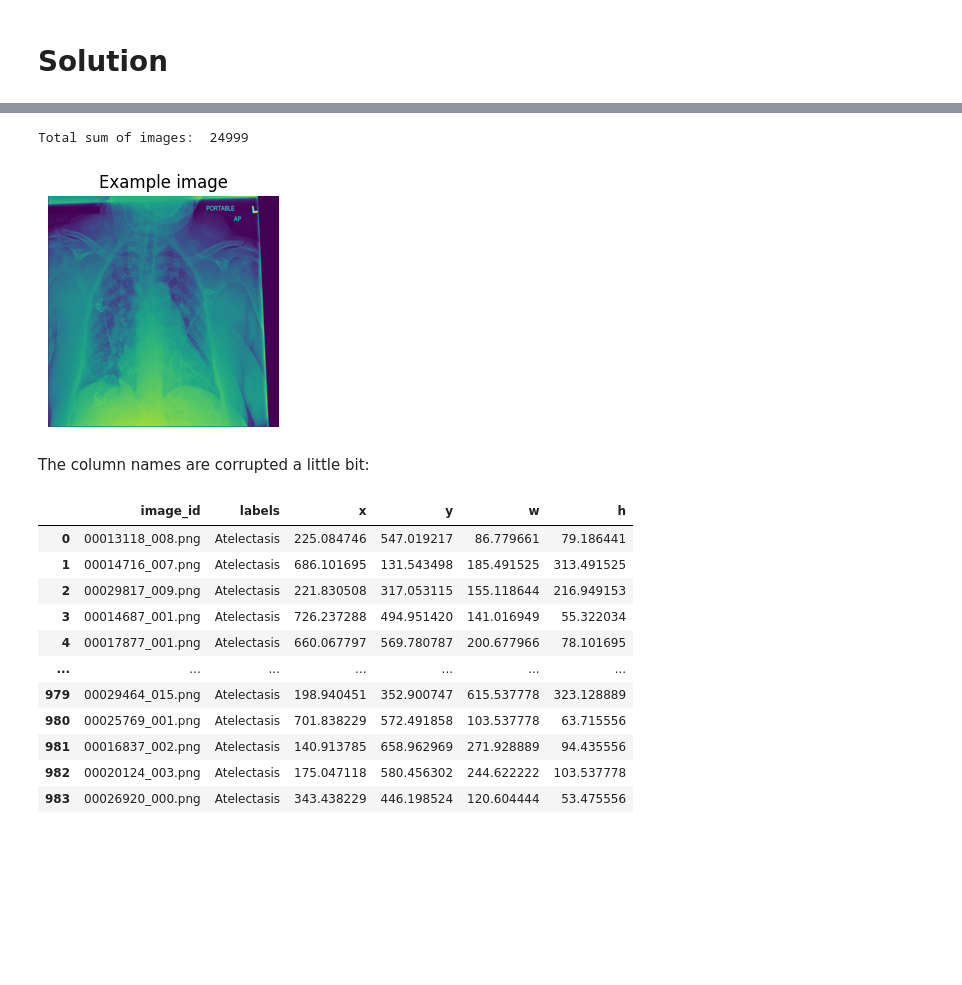
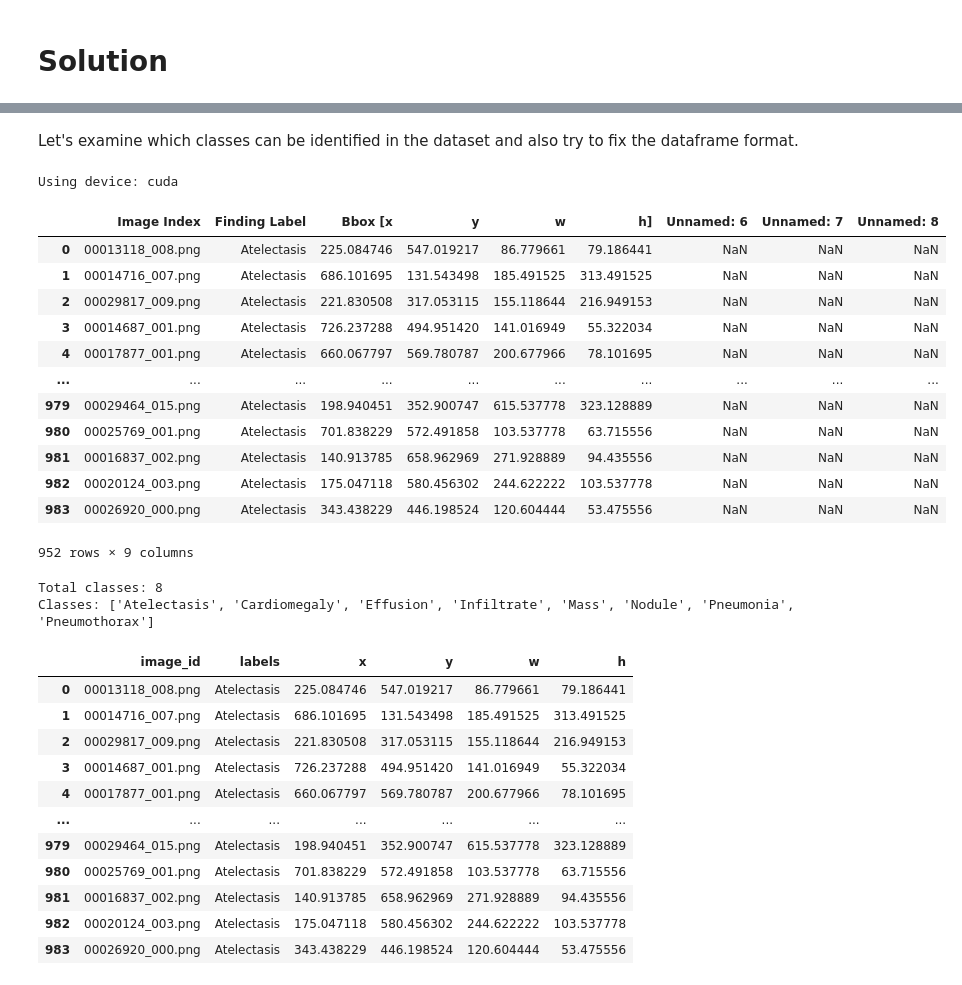
Before and after one commit to andreqwert/chestxray_deseases_detection, a Jupyter notebook: chrestxray_deseases_detection.ipynb, the cells around one changed output, grey strips where cells are left out. Drawn from its saved outputs; the diff is of its cells as text; code cells hidden in the pictures; blank space fills up the shorter version.

```diff
--- a/chrestxray_deseases_detection.ipynb
+++ b/chrestxray_deseases_detection.ipynb
@@ -76,14 +65,2 @@ from pathlib import Path
-# %%
-root = '/kaggle/working/images/images/'
-print('Total sum of images: ', len(glob.glob(root + '*.png')))
-fp_example = os.path.join(root, os.listdir(root)[0])
-
-plt.figure(figsize=(5, 3))
-plt.imshow(Image.open(fp_example))
-plt.title('Example image')
-plt.axis('off');
-# %% [output]
-Total sum of images:  24999
-[figure, removed]
-# %% [markdown]
-The column names are corrupted a little bit:
+# %% [markdown]
+Let's examine which classes can be identified in the dataset and also try to fix the dataframe format.
@@ -90,3 +88,22 @@ The column names are corrupted a little bit:
+# %%
+device = torch.device('cuda' if torch.cuda.is_available() else 'cpu')
+print(f"Using device: {device}")
+# %% [output]
+Using device: cuda
 # %%
 df = pd.read_csv('/kaggle/input/bbox-list-2017-csv/BBox_List_2017.csv')
-df = df[['Image Index', 'Finding Label', 'Bbox [x', 'y', 'w', 'h]']]
+df[df['Image Index'].isin(os.listdir('/kaggle/working/true'))]
+# %% [output]
+|  | Image Index | Finding Label | Bbox [x | y | w | h] | Unnamed: 6 | Unnamed: 7 | Unnamed: 8 |
+| 0 | 00013118_008.png | Atelectasis | 225.084746 | 547.019217 | 86.779661 | 79.186441 | NaN | NaN | NaN |
+| 1 | 00014716_007.png | Atelectasis | 686.101695 | 131.543498 | 185.491525 | 313.491525 | NaN | NaN | NaN |
+| 2 | 00029817_009.png | Atelectasis | 221.830508 | 317.053115 | 155.118644 | 216.949153 | NaN | NaN | NaN |
+| 3 | 00014687_001.png | Atelectasis | 726.237288 | 494.951420 | 141.016949 | 55.322034 | NaN | NaN | NaN |
+| 4 | 00017877_001.png | Atelectasis | 660.067797 | 569.780787 | 200.677966 | 78.101695 | NaN | NaN | NaN |
+| ... | ... | ... | ... | ... | ... | ... | ... | ... | ... |
+| 979 | 00029464_015.png | Atelectasis | 198.940451 | 352.900747 | 615.537778 | 323.128889 | NaN | NaN | NaN |
+| 980 | 00025769_001.png | Atelectasis | 701.838229 | 572.491858 | 103.537778 | 63.715556 | NaN | NaN | NaN |
+| 981 | 00016837_002.png | Atelectasis | 140.913785 | 658.962969 | 271.928889 | 94.435556 | NaN | NaN | NaN |
+| 982 | 00020124_003.png | Atelectasis | 175.047118 | 580.456302 | 244.622222 | 103.537778 | NaN | NaN | NaN |
+| 983 | 00026920_000.png | Atelectasis | 343.438229 | 446.198524 | 120.604444 | 53.475556 | NaN | NaN | NaN |
+952 rows × 9 columns
@@ -93 +113,7 @@ df = df[['Image Index', 'Finding Label', 'Bbox [x', 'y', 'w', 'h]']]
+# %%
+print(f"Total classes: {num_classes}")
+print("Classes:", class_names)
+# %% [output]
+Total classes: 8
+Classes: ['Atelectasis', 'Cardiomegaly', 'Effusion', 'Infiltrate', 'Mass', 'Nodule', 'Pneumonia', 'Pneumothorax']
 # %%
```
Also changed, not shown: parts of 40 cells of this notebook.
